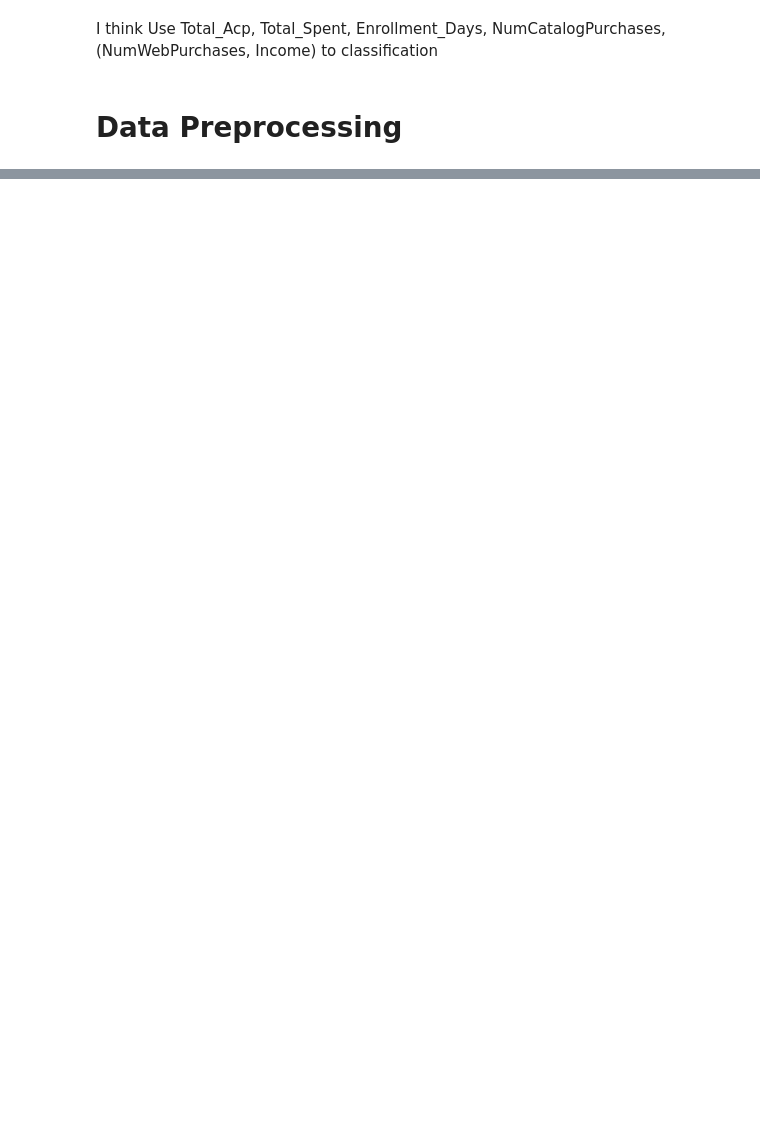
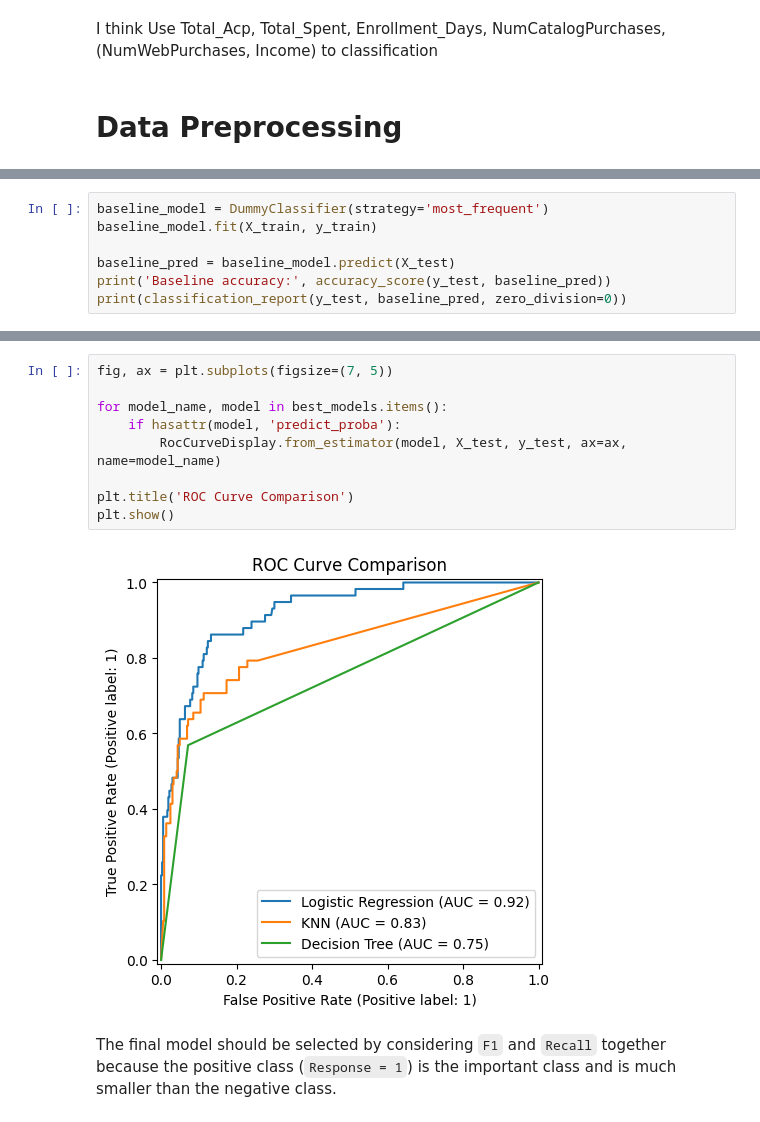
Before and after one commit to waterlemon7z/DataScience-customer-personality-analysis, a Jupyter notebook: classification.ipynb, the cells around one changed output, grey strips where cells are left out. Drawn from its saved outputs; the diff is of its cells as text; blank space fills up the shorter version.

```diff
--- a/main.ipynb
+++ b/classification.ipynb
@@ -350,0 +384,7 @@ print(classification_report(y_test, y_pred))
+# %%
+baseline_model = DummyClassifier(strategy='most_frequent')
+baseline_model.fit(X_train, y_train)
+
+baseline_pred = baseline_model.predict(X_test)
+print('Baseline accuracy:', accuracy_score(y_test, baseline_pred))
+print(classification_report(y_test, baseline_pred, zero_division=0))
@@ -350,0 +523,13 @@ print(classification_report(y_test, y_pred))
+# %%
+fig, ax = plt.subplots(figsize=(7, 5))
+
+for model_name, model in best_models.items():
+    if hasattr(model, 'predict_proba'):
+        RocCurveDisplay.from_estimator(model, X_test, y_test, ax=ax, name=model_name)
+
+plt.title('ROC Curve Comparison')
+plt.show()
+# %% [output]
+[figure, added]
+# %% [markdown]
+The final model should be selected by considering `F1` and `Recall` together because the positive class (`Response = 1`) is the important class and is much smaller than the negative class.
```
Also changed, not shown: parts of 33 cells of this notebook, 1 other file.
